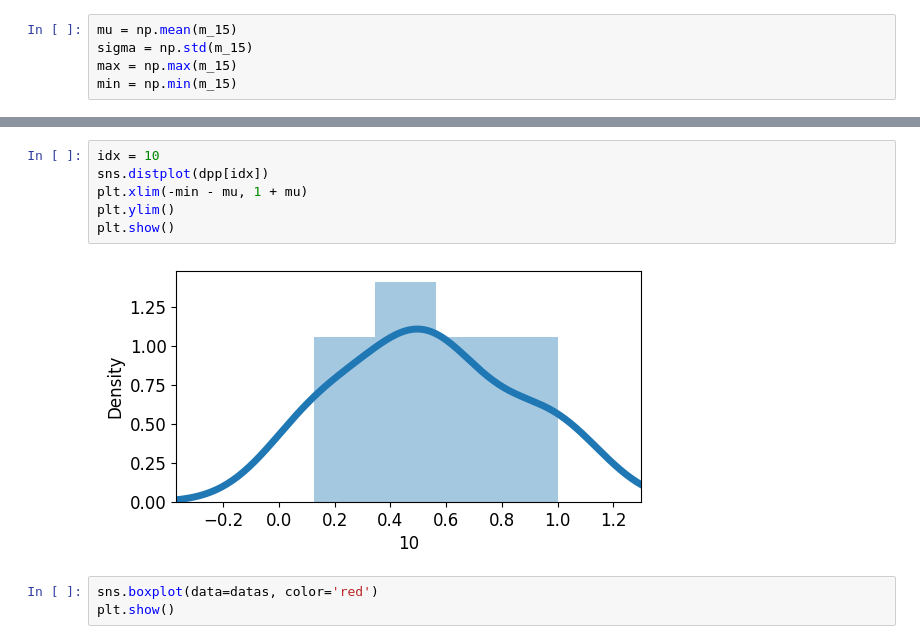
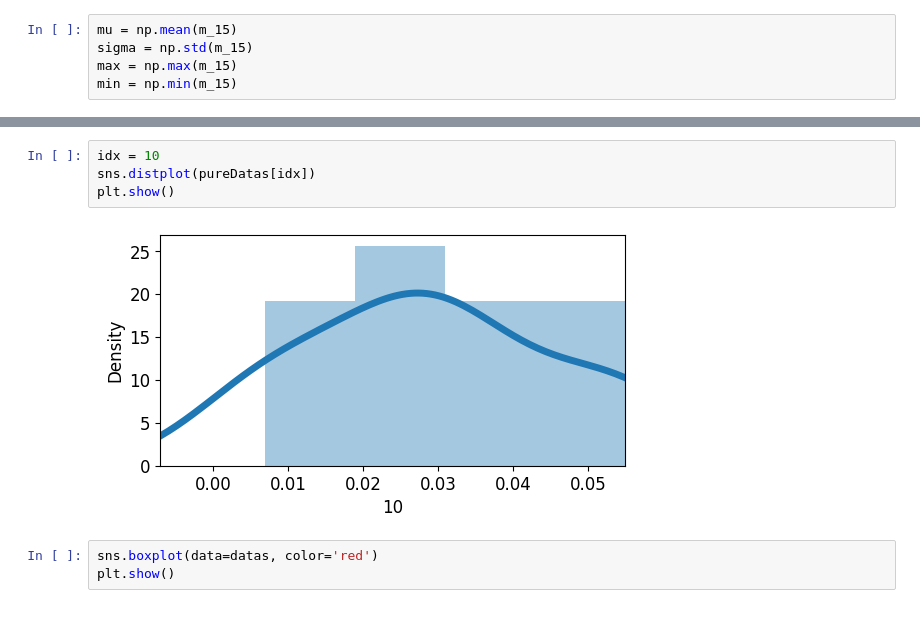
Before and after one commit to formegusto/pattern-recognition, a Jupyter notebook: 07.Distribution.ipynb, the cells around one changed output, grey strips where cells are left out. Cells and saved outputs as stored; diff of their text form.

```diff
--- a/07.Distribution.ipynb
+++ b/07.Distribution.ipynb
@@ -270,11 +270,9 @@ min
 # %%
 idx = 10
-sns.distplot(dpp[idx])
-plt.xlim(-min - mu, 1 + mu)
-plt.ylim()
+sns.distplot(pureDatas[idx])
 plt.show()
 # %% [output]
-[figure, old version]
+[figure, new version]
 # %%
 sns.boxplot(data=datas, color='red')
 plt.show()
```
Also changed, not shown: parts of 12 cells of this notebook.
